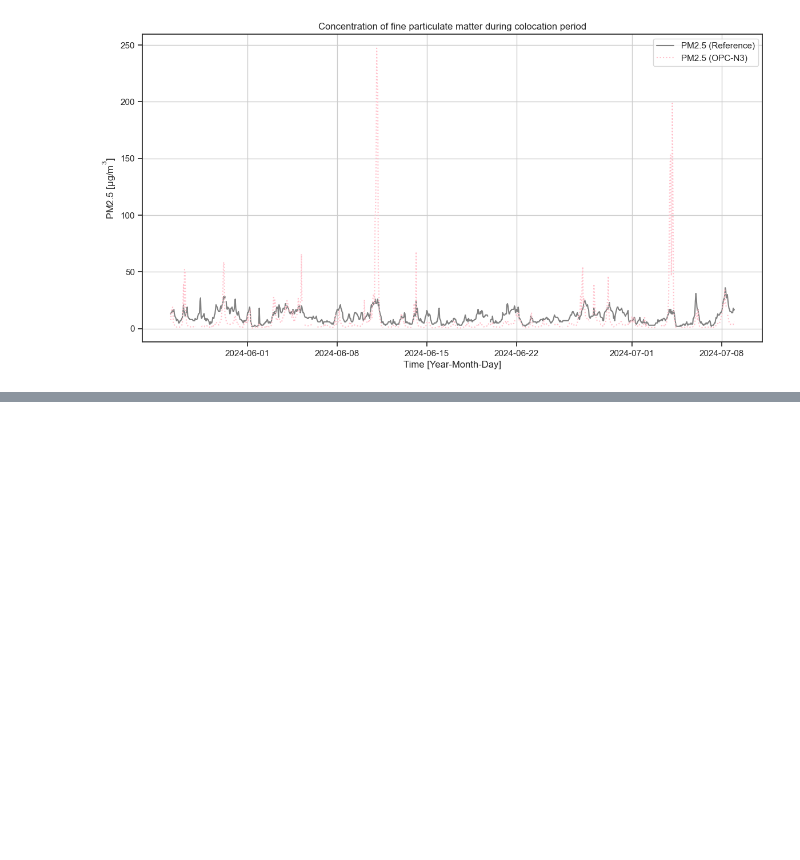
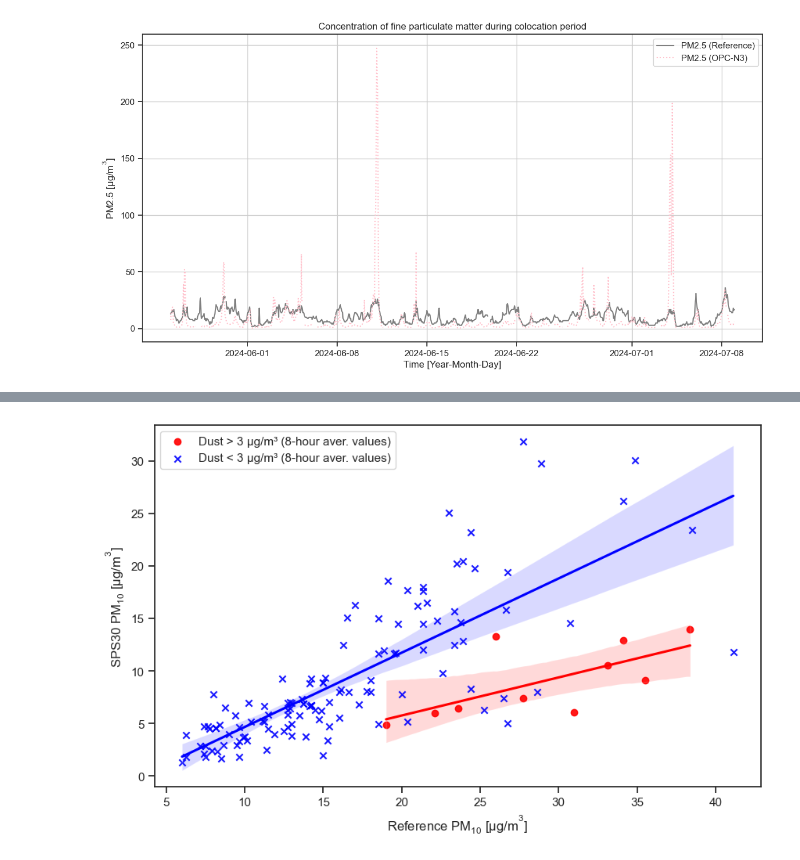
Before and after one commit to vn-hub/koloka, a Jupyter notebook: Eval3_summer.ipynb, the cells around one changed output, grey strips where cells are left out. Cells and saved outputs as stored; diff of their text form; code cells hidden in the pictures; blank space fills up the shorter version.

```diff
--- a/Eval3_summer.ipynb
+++ b/Eval3_summer.ipynb
@@ -621,0 +691,47 @@ plt.show()
+# %%
+import matplotlib.pyplot as plt
+import seaborn as sns
+
+# Resample to 8-hour averages
+df_daily = df.resample('8H').mean()
+
+# Filter rows where 'dust (μg/m³)' > 3 and < 3
+df_dust_daily = df_daily[df_daily['dust (μg/m³)'] > 3]
+df_no_dust_daily = df_daily[df_daily['dust (μg/m³)'] < 3]
+
+# Create the plot
+plt.figure(figsize=(10, 6))
+
+# Plot for df_dust_daily
+sns.regplot(
+    data=df_dust_daily,
+    x="PM10 [ug/m3]",
+    y="PM_10_y",
+    color="red",
+    marker='o',
+    scatter_kws={'alpha':0.9},
+    label='Dust > 3 μg/m³ (8-hour aver. values)'
+)
+
+# Plot for df_no_dust_daily on the same Axes
+sns.regplot(
+    data=df_no_dust_daily,
+    x="PM10 [ug/m3]",
+    y="PM_10_y",
+    color="blue",
+    marker='x',
+    scatter_kws={'alpha':0.9},
+    label='Dust < 3 μg/m³ (8-hour aver. values)'
+)
+
+# Set axis labels
+plt.xlabel("Reference $PM_{10}$ [$µg/m^{3}$]")
+plt.ylabel("SPS30 $PM_{10}$ [$µg/m^{3}$]")
+
+# Add a legend
+plt.legend()
+
+# Display the plot
+plt.show()
+# %% [output]
+[figure, added]
```
Also changed, not shown: parts of 12 cells of this notebook.
